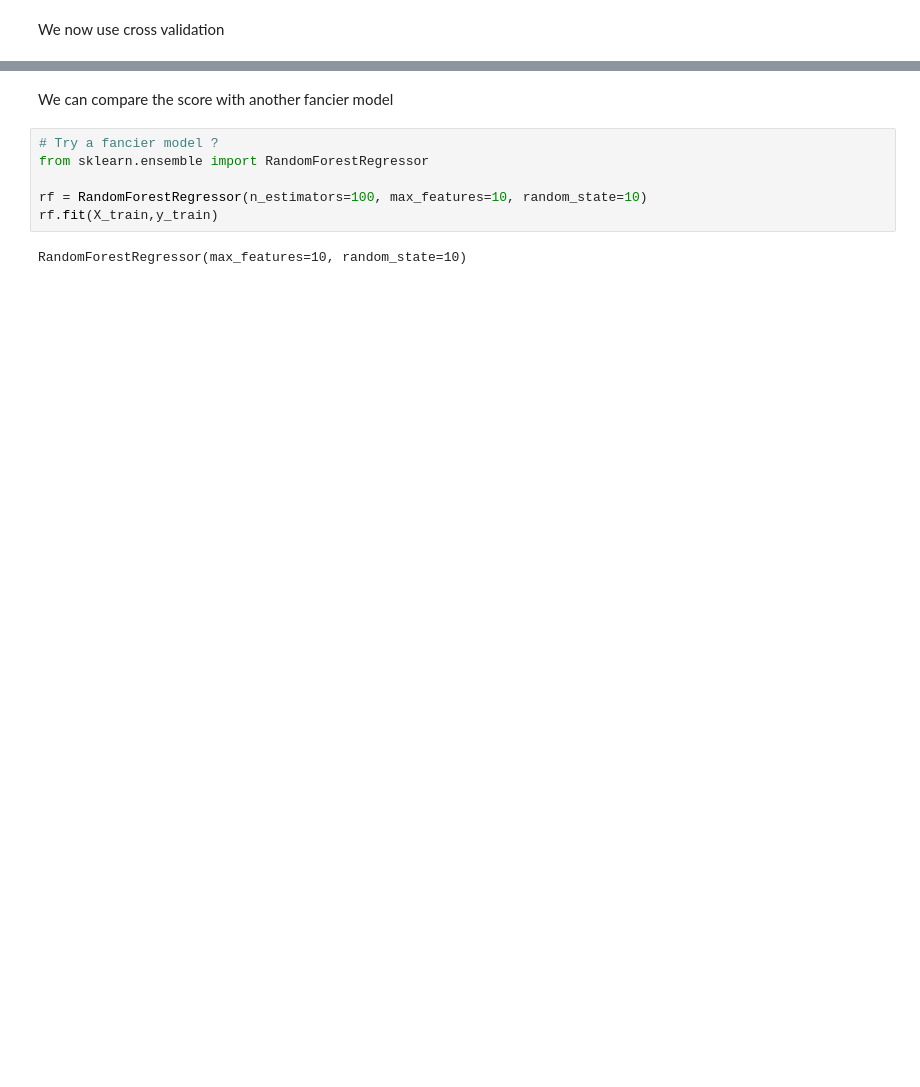
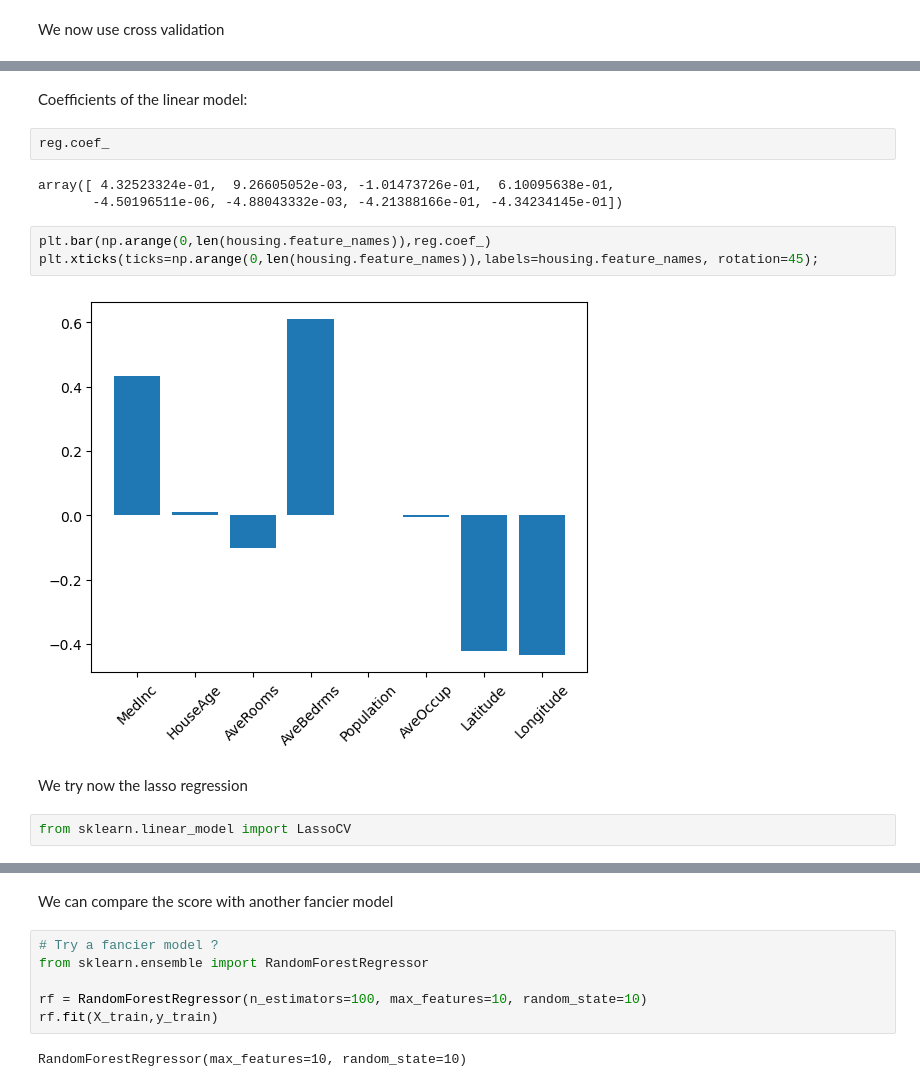
Before and after one commit to brajard/MAT330, a Jupyter notebook: notebooks/regression example.ipynb, the cells around one changed output, grey strips where cells are left out. Cells and saved outputs as stored; diff of their text form; blank space fills up the shorter version.

Commit message:
update regression example

```diff
--- a/notebooks/regression example.ipynb
+++ b/notebooks/regression example.ipynb
@@ -140,0 +123,16 @@ array([12.46030057, 26.04862111, 33.07413798, 80.76237112, 33.31360656])
+# %% [markdown]
+Coefficients of the linear model:
+# %%
+reg.coef_
+# %% [output]
+array([ 4.32523324e-01,  9.26605052e-03, -1.01473726e-01,  6.10095638e-01,
+       -4.50196511e-06, -4.88043332e-03, -4.21388166e-01, -4.34234145e-01])
+# %%
+plt.bar(np.arange(0,len(housing.feature_names)),reg.coef_)
+plt.xticks(ticks=np.arange(0,len(housing.feature_names)),labels=housing.feature_names, rotation=45);
+# %% [output]
+[figure, added]
+# %% [markdown]
+We try now the lasso regression
+# %%
+from sklearn.linear_model import LassoCV
```
Also changed, not shown: parts of 19 cells of this notebook, 1 other file.
